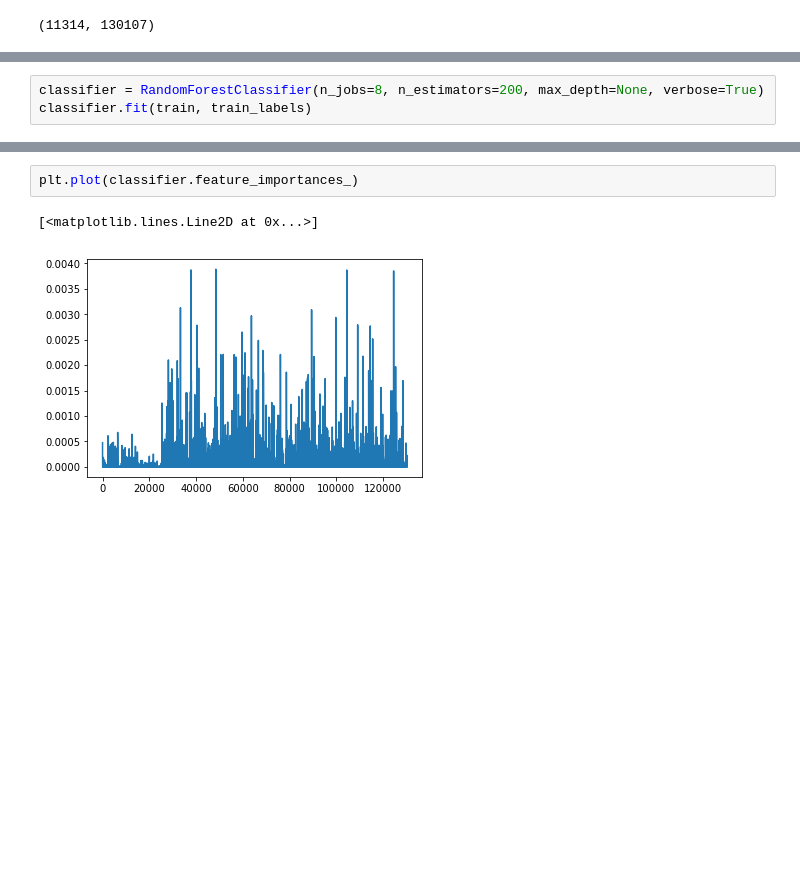
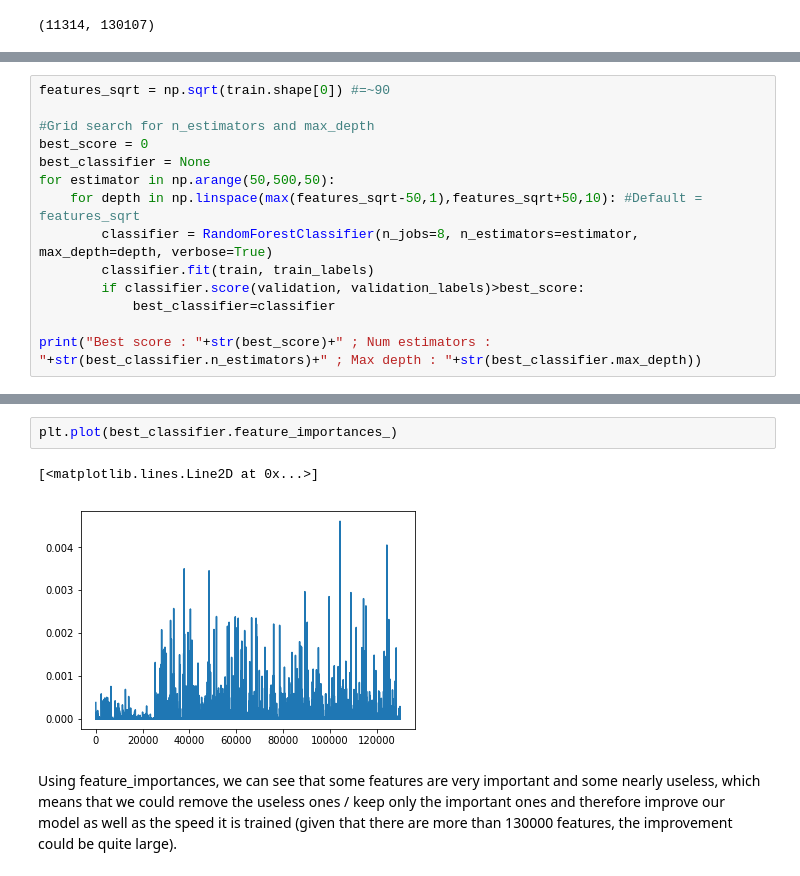
Before and after one commit to AWehenkel/ADA-2017, a Jupyter notebook: 04 - Applied ML/Homework 4.ipynb, the cells around one changed output, grey strips where cells are left out. Drawn from its saved outputs; the diff is of its cells as text; blank space fills up the shorter version.

Commit message:
Grid search + comments for HW4

```diff
--- a/04 - Applied ML/Homework 4.ipynb
+++ b/04 - Applied ML/Homework 4.ipynb
@@ -415,3 +430,0 @@ Train a random forest on your training set. Try to fine-tune the parameters of y
-# %%
-classifier = RandomForestClassifier(n_jobs=8, n_estimators=200, max_depth=None, verbose=True)
-classifier.fit(train, train_labels)
@@ -428,0 +431,14 @@ RandomForestClassifier(bootstrap=True, class_weight=None, criterion='gini',
+# %%
+features_sqrt = np.sqrt(train.shape[0]) #=~90
+
+#Grid search for n_estimators and max_depth
+best_score = 0
+best_classifier = None
+for estimator in np.arange(50,500,50):
+    for depth in np.linspace(max(features_sqrt-50,1),features_sqrt+50,10): #Default = features_sqrt
+        classifier = RandomForestClassifier(n_jobs=8, n_estimators=estimator, max_depth=depth, verbose=True)
+        classifier.fit(train, train_labels)
+        if classifier.score(validation, validation_labels)>best_score:
+            best_classifier=classifier
+
+print("Best score : "+str(best_score)+" ; Num estimators : "+str(best_classifier.n_estimators)+" ; Max depth : "+str(best_classifier.max_depth))
@@ -429,6 +464,8 @@ RandomForestClassifier(bootstrap=True, class_weight=None, criterion='gini',
 # %%
-plt.plot(classifier.feature_importances_)
+plt.plot(best_classifier.feature_importances_)
 # %% [output]
 [<matplotlib.lines.Line2D at 0x...>]
-[figure, old version]
+[figure, new version]
+# %% [markdown]
+Using feature_importances, we can see that some features are very important and some nearly useless, which means that we could remove the useless ones / keep only the important ones and therefore improve our model as well as the speed it is trained (given that there are more than 130000 features, the improvement could be quite large).
 # %%
```
Also changed, not shown: parts of 33 cells of this notebook, 5 other files.
